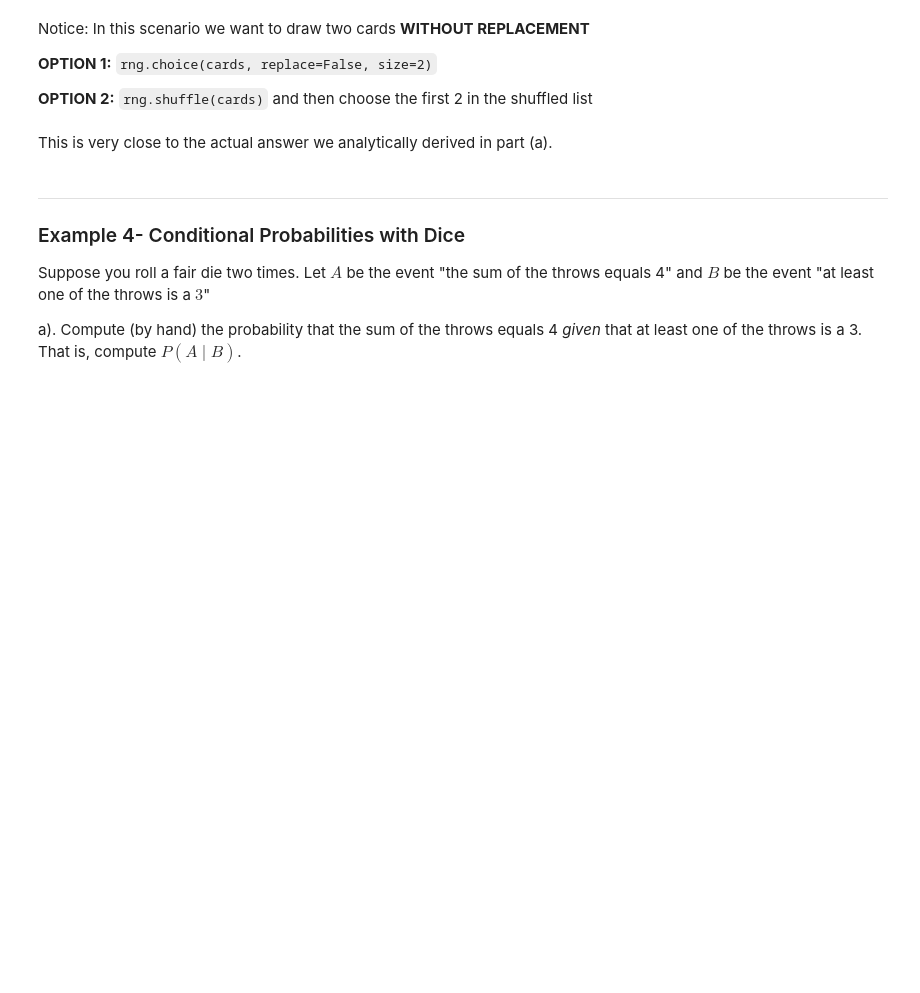
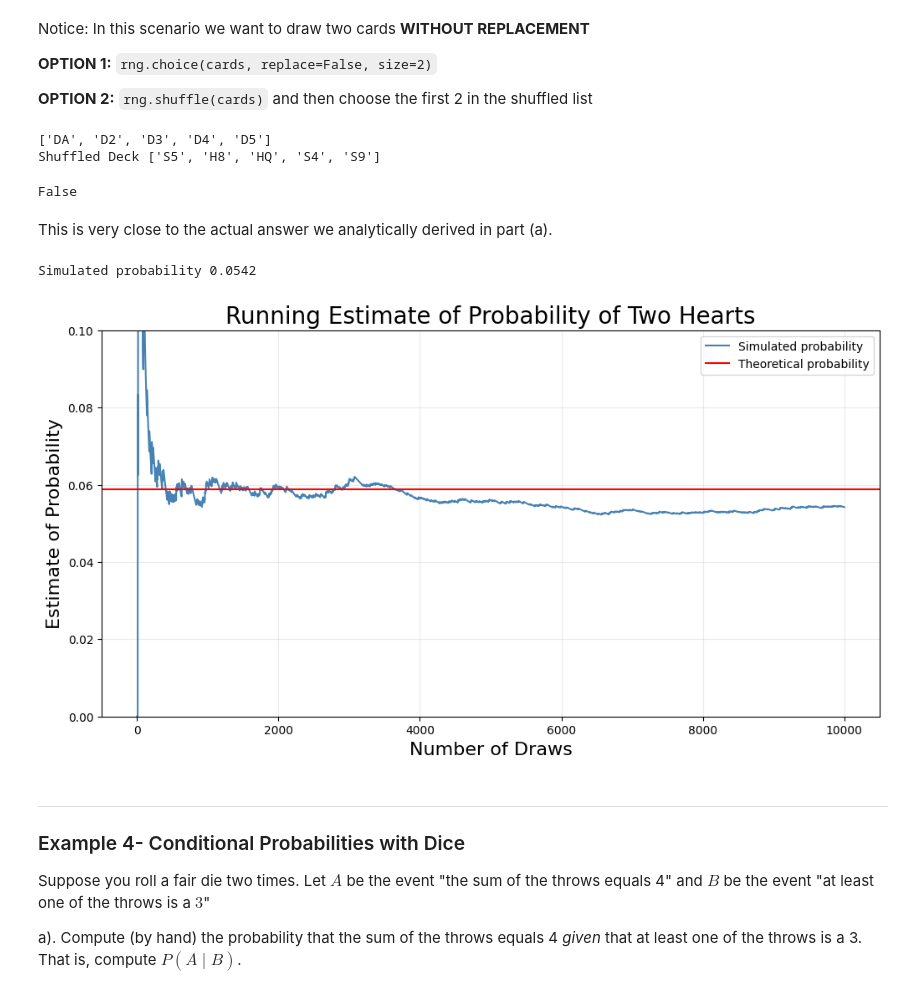
Before and after one commit to kinderhead/CSCI-3022-Introduction-to-Data-Science-Summer-2026, a Jupyter notebook: Homework-4/dist/student/hw04.ipynb, the cells around one changed output. Drawn from its saved outputs; the diff is of its cells as text; code cells hidden in the pictures; blank space fills up the shorter version.

```diff
--- a/Homework-4/dist/student/hw04.ipynb
+++ b/Homework-4/dist/student/hw04.ipynb
@@ -463,6 +522,6 @@ ranks = ['A', '2', '3', '4', '5', '6', '7', '8', '9', '10', 'J', 'Q', 'K']
 
 
 # Build a deck
-deck = ...
+deck = [s + r for s in suits for r in ranks]
 
 print(deck)
@@ -471,9 +532,7 @@ print(deck)
 def check_two_hearts(twocards):
     """ Function to simulate a single draw of 2 cards (WITHOUT REPLACEMENT)
         and check if both draws are hearts."""
-    ...
-
-    return ...
+    return [i[0] for i in twocards] == ["H", "H"]
 # %% [markdown]
 Test your function:
 # %%
@@ -495,6 +554,9 @@ print(deck[:5])
 rng.shuffle(deck)
 
 print("Shuffled Deck", deck[:5])
+# %% [output]
+['DA', 'D2', 'D3', 'D4', 'D5']
+Shuffled Deck ['S5', 'H8', 'HQ', 'S4', 'S9']
 # %%
 
 def single_draw(deck):
@@ -511,49 +573,55 @@ def single_draw(deck):
 
 out = single_draw(deck)
 out
+# %% [output]
+False
 # %%
-def probability_of_two_hearts(deck, num_sim):
+def probability_of_two_hearts(deck, num_sim: int):
 
     """Function that takes in a card deck and conducts num_sim simulations of drawing 2 cards (without replacement)
     and checking if they're both hearts.
     Returns simulated probability out of num_sim simulations as well as a list with running probabilities."""
 
-    ...
+    hearts = np.array([single_draw(deck) for i in range(num_sim)])
+    hearts_running_frac = np.array([sum(hearts[:i+1]) / (i+1) for i in range(num_sim)])
 
-    return ...
+    return sum(hearts) / num_sim, hearts_running_frac
 # %% [markdown]
 This is very close to the actual answer we analytically derived in part (a).
 # %%
 # Write code to plot the running probability:
 
 x = np.arange(1, 10001)
 
 prob, running_frac = probability_of_two_hearts(deck, num_sim=10000)
 
 
 print("Simulated probability", prob)
 
 # Plot running estimate of probability of getting two hearts as num_trials gets larger:
 fig, ax = plt.subplots(figsize=(12,6))
 
 # plot the terms in p.   Use matplotlib's plt.plot function
 
 
-ax.plot(..., ..., color="steelblue",label="Simulated probability")
+ax.plot(x, running_frac, color="steelblue",label="Simulated probability")
 
 #Plot the theoretical probability
-plt.axhline(y = ..., color = 'r', linestyle = '-', label = "Theoretical probability")
+plt.axhline(y = 1/17, color = 'r', linestyle = '-', label = "Theoretical probability")
 
 # put labels on the axes and give the graph a title.
 ax.set_title("Running Estimate of Probability of Two Hearts", fontsize=20)
 ax.set_xlabel("Number of Draws", fontsize=16)
 ax.set_ylabel("Estimate of Probability", fontsize=16)
 # fix the y-axis to be between 0 and 1:
 ax.set_ylim(0,0.1)
 # include a legend:
 ax.legend()
 # put a faded grid behind the graphic
 ax.grid(True, alpha=0.25)
+# %% [output]
+Simulated probability 0.0542
+[figure, added]
 # %% [markdown]
 ***
 
```
Also changed, not shown: parts of 59 cells of this notebook, 8 other files.
